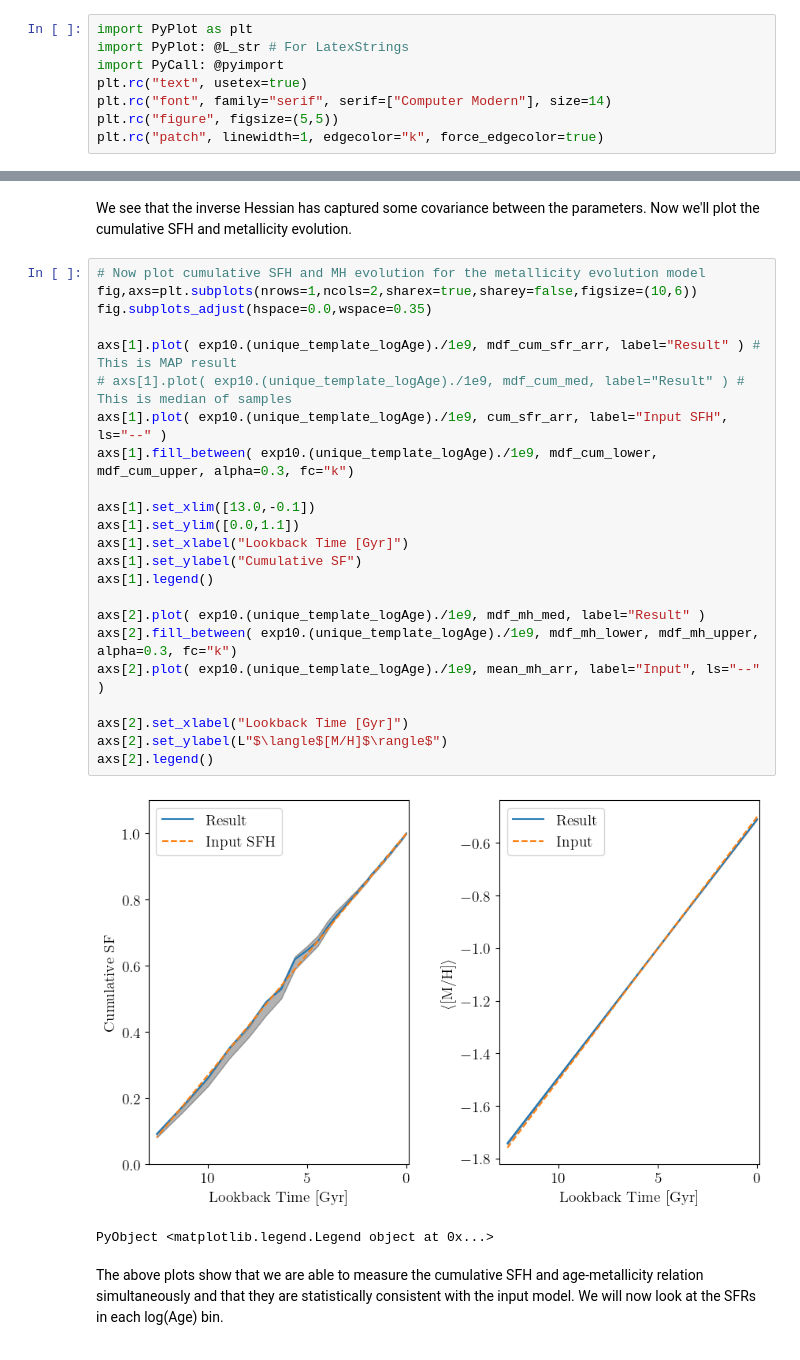
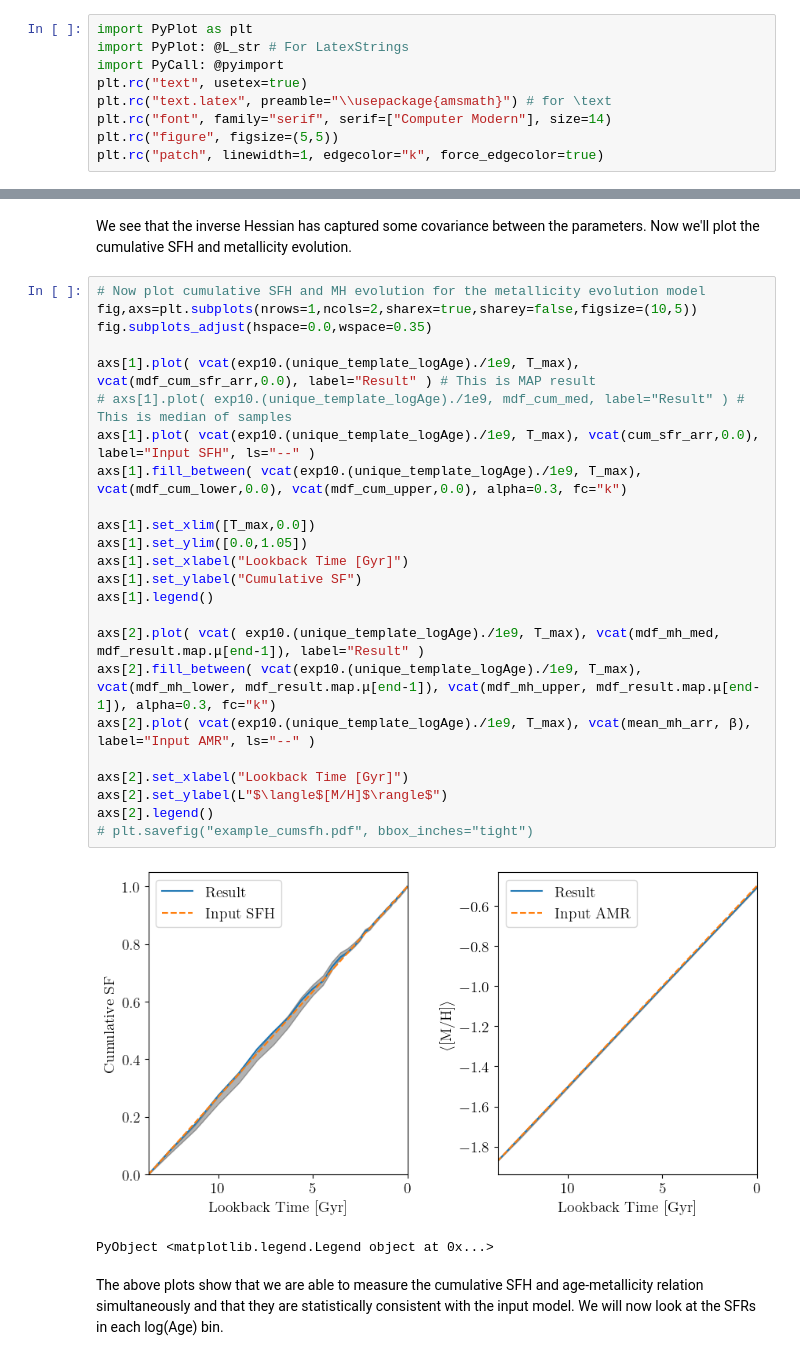
Before and after one commit to cgarling/StarFormationHistories.jl, a Jupyter notebook: examples/fitting1.ipynb, the cells around one changed output, grey strips where cells are left out. Saved outputs shown, nothing was run; the diff lists cells and outputs as text.

Commit message:
update `fitting1.ipynb` example

```diff
--- a/examples/fitting1.ipynb
+++ b/examples/fitting1.ipynb
@@ -96,6 +95,7 @@ import PyPlot as plt
 import PyPlot: @L_str # For LatexStrings
 import PyCall: @pyimport
 plt.rc("text", usetex=true)
+plt.rc("text.latex", preamble="\\usepackage{amsmath}") # for \text
 plt.rc("font", family="serif", serif=["Computer Modern"], size=14)
 plt.rc("figure", figsize=(5,5))
 plt.rc("patch", linewidth=1, edgecolor="k", force_edgecolor=true)
@@ -808,29 +872,30 @@ fig.subplots_adjust(hspace=0.0, wspace=0.0)
 We see that the inverse Hessian has captured some covariance between the parameters. Now we'll plot the cumulative SFH and metallicity evolution.
 # %%
 # Now plot cumulative SFH and MH evolution for the metallicity evolution model
-fig,axs=plt.subplots(nrows=1,ncols=2,sharex=true,sharey=false,figsize=(10,6))
+fig,axs=plt.subplots(nrows=1,ncols=2,sharex=true,sharey=false,figsize=(10,5))
 fig.subplots_adjust(hspace=0.0,wspace=0.35)
 
-axs[1].plot( exp10.(unique_template_logAge)./1e9, mdf_cum_sfr_arr, label="Result" ) # This is MAP result
+axs[1].plot( vcat(exp10.(unique_template_logAge)./1e9, T_max), vcat(mdf_cum_sfr_arr,0.0), label="Result" ) # This is MAP result
 # axs[1].plot( exp10.(unique_template_logAge)./1e9, mdf_cum_med, label="Result" ) # This is median of samples
-axs[1].plot( exp10.(unique_template_logAge)./1e9, cum_sfr_arr, label="Input SFH", ls="--" )
-axs[1].fill_between( exp10.(unique_template_logAge)./1e9, mdf_cum_lower, mdf_cum_upper, alpha=0.3, fc="k")
+axs[1].plot( vcat(exp10.(unique_template_logAge)./1e9, T_max), vcat(cum_sfr_arr,0.0), label="Input SFH", ls="--" )
+axs[1].fill_between( vcat(exp10.(unique_template_logAge)./1e9, T_max), vcat(mdf_cum_lower,0.0), vcat(mdf_cum_upper,0.0), alpha=0.3, fc="k")
 
-axs[1].set_xlim([13.0,-0.1])
-axs[1].set_ylim([0.0,1.1])
+axs[1].set_xlim([T_max,0.0])
+axs[1].set_ylim([0.0,1.05])
 axs[1].set_xlabel("Lookback Time [Gyr]")
 axs[1].set_ylabel("Cumulative SF")
 axs[1].legend()
 
-axs[2].plot( exp10.(unique_template_logAge)./1e9, mdf_mh_med, label="Result" )
-axs[2].fill_between( exp10.(unique_template_logAge)./1e9, mdf_mh_lower, mdf_mh_upper, alpha=0.3, fc="k")
-axs[2].plot( exp10.(unique_template_logAge)./1e9, mean_mh_arr, label="Input", ls="--" )
+axs[2].plot( vcat( exp10.(unique_template_logAge)./1e9, T_max), vcat(mdf_mh_med, mdf_result.map.μ[end-1]), label="Result" )
+axs[2].fill_between( vcat(exp10.(unique_template_logAge)./1e9, T_max), vcat(mdf_mh_lower, mdf_result.map.μ[end-1]), vcat(mdf_mh_upper, mdf_result.map.μ[end-1]), alpha=0.3, fc="k")
+axs[2].plot( vcat(exp10.(unique_template_logAge)./1e9, T_max), vcat(mean_mh_arr, β), label="Input AMR", ls="--" )
 
 axs[2].set_xlabel("Lookback Time [Gyr]")
 axs[2].set_ylabel(L"$\langle$[M/H]$\rangle$")
 axs[2].legend()
+# plt.savefig("example_cumsfh.pdf", bbox_inches="tight")
 # %% [output]
-[figure, old version]
+[figure, new version]
 PyObject <matplotlib.legend.Legend object at 0x...>
 # %% [markdown]
 The above plots show that we are able to measure the cumulative SFH and age-metallicity relation simultaneously and that they are statistically consistent with the input model. We will now look at the SFRs in each log(Age) bin.
```
Also changed, not shown: parts of 65 cells of this notebook.
